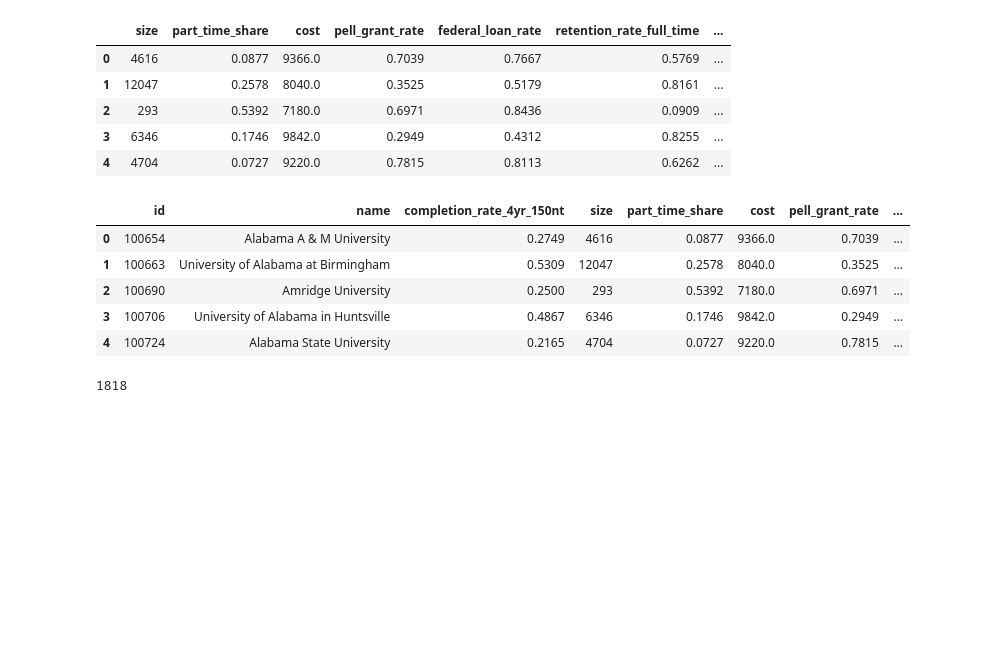
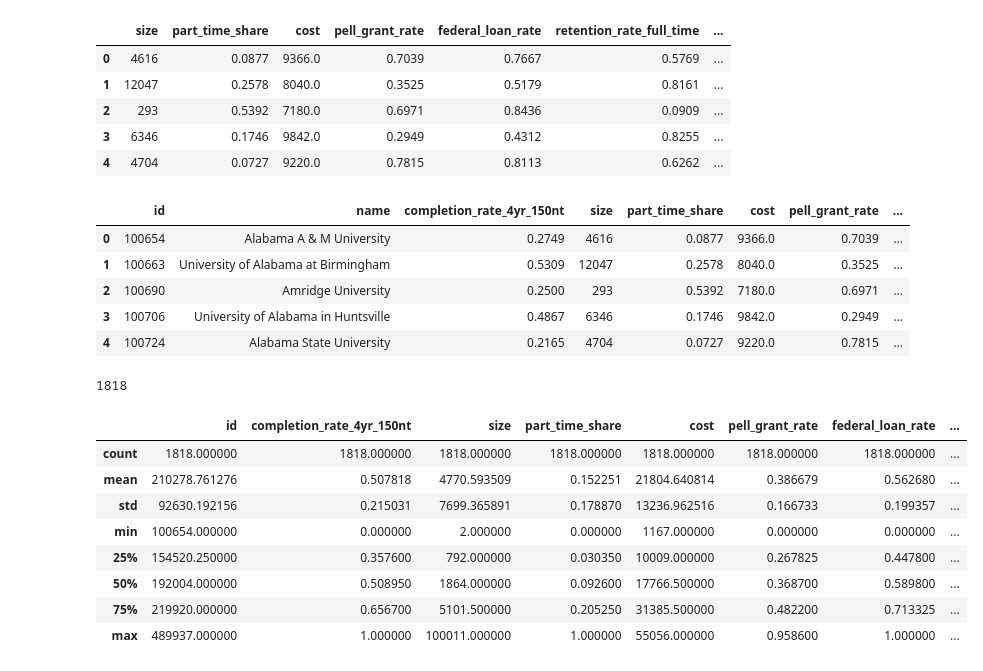
Before and after one commit to thomsu/College_Scorecard, a Jupyter notebook: Data Cleaning.ipynb, the cells around one changed output. Cells and saved outputs as stored; diff of their text form; code cells hidden in the pictures; blank space fills up the shorter version.

```diff
--- a/Data Cleaning.ipynb
+++ b/Data Cleaning.ipynb
@@ -202,3 +202,15 @@ df4.to_sql("fouryearclean", connection, if_exists="replace")
 connection.commit()
 # %%
 df4.to_csv('cleaned_4yr.csv')
+# %%
+df4.describe()
+# %% [output]
+|  | id | completion_rate_4yr_150nt | size | part_time_share | cost | pell_grant_rate | federal_loan_rate | ... |
+| count | 1818.000000 | 1818.000000 | 1818.000000 | 1818.000000 | 1818.000000 | 1818.000000 | 1818.000000 | ... |
+| mean | 210278.761276 | 0.507818 | 4770.593509 | 0.152251 | 21804.640814 | 0.386679 | 0.562680 | ... |
+| std | 92630.192156 | 0.215031 | 7699.365891 | 0.178870 | 13236.962516 | 0.166733 | 0.199357 | ... |
+| min | 100654.000000 | 0.000000 | 2.000000 | 0.000000 | 1167.000000 | 0.000000 | 0.000000 | ... |
+| 25% | 154520.250000 | 0.357600 | 792.000000 | 0.030350 | 10009.000000 | 0.267825 | 0.447800 | ... |
+| 50% | 192004.000000 | 0.508950 | 1864.000000 | 0.092600 | 17766.500000 | 0.368700 | 0.589800 | ... |
+| 75% | 219920.000000 | 0.656700 | 5101.500000 | 0.205250 | 31385.500000 | 0.482200 | 0.713325 | ... |
+| max | 489937.000000 | 1.000000 | 100011.000000 | 1.000000 | 55056.000000 | 0.958600 | 1.000000 | ... |
```
Also changed, not shown: 2 other files.
